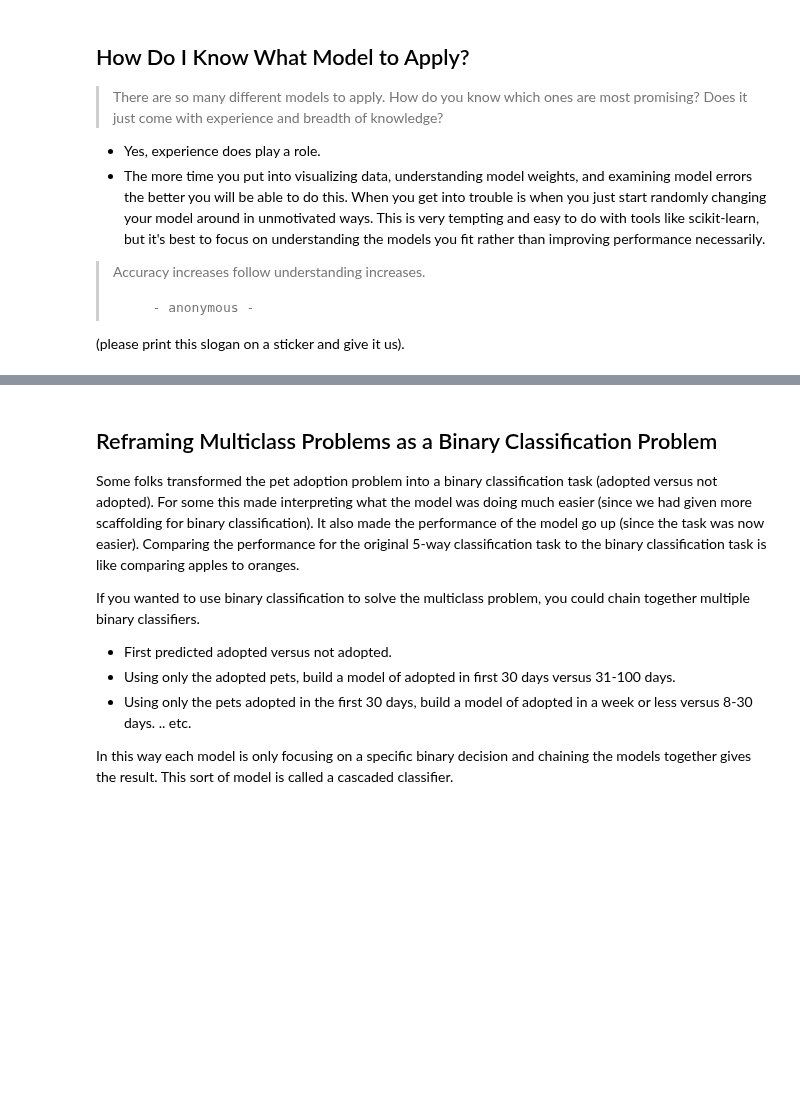
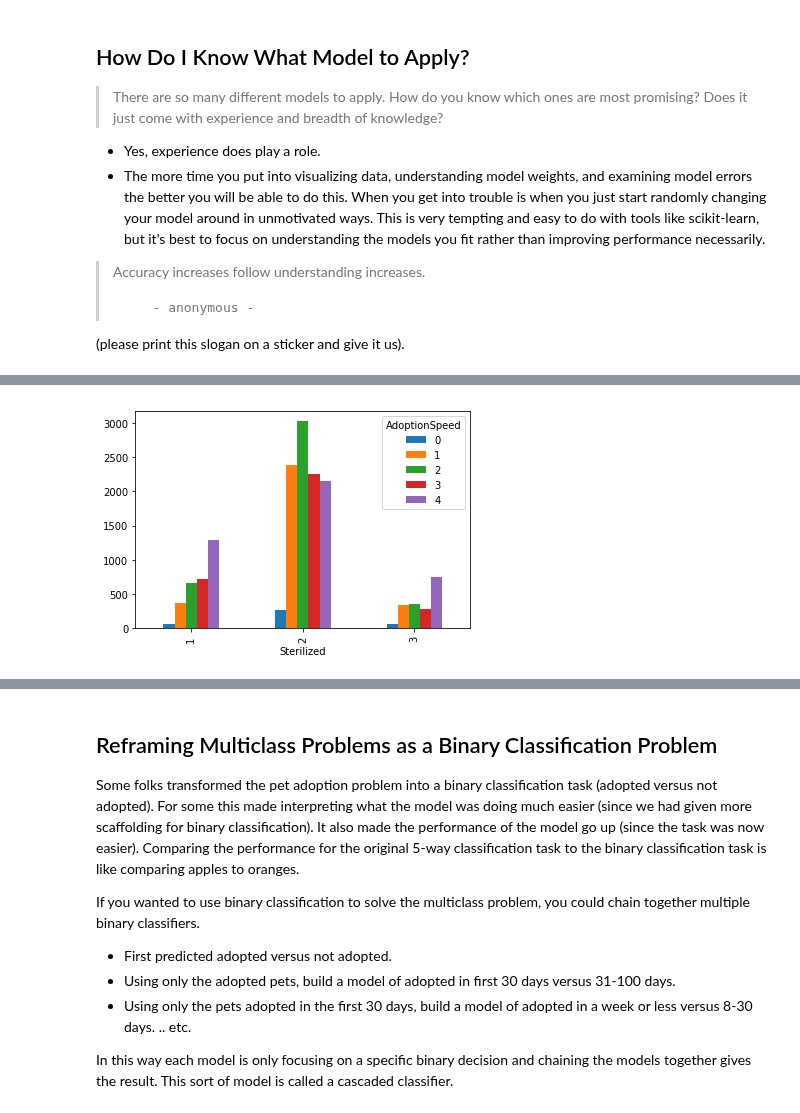
Before and after one commit to mlfa19/assignments, a Jupyter notebook: Module 1/05/assignment05_debrief.ipynb, the cells around one changed output, grey strips where cells are left out. Saved outputs shown, nothing was run; the diff lists cells and outputs as text; code cells hidden in the pictures; blank space fills up the shorter version.

```diff
--- a/Module 1/05/assignment05_debrief.ipynb
+++ b/Module 1/05/assignment05_debrief.ipynb
@@ -352,0 +378,5 @@ plt.show()
+# %%
+pets_df.groupby('AdoptionSpeed')['Sterilized'].value_counts().unstack(0).plot.bar()
+plt.show()
+# %% [output]
+[figure, added]
```
Also changed, not shown: parts of 15 cells of this notebook.
